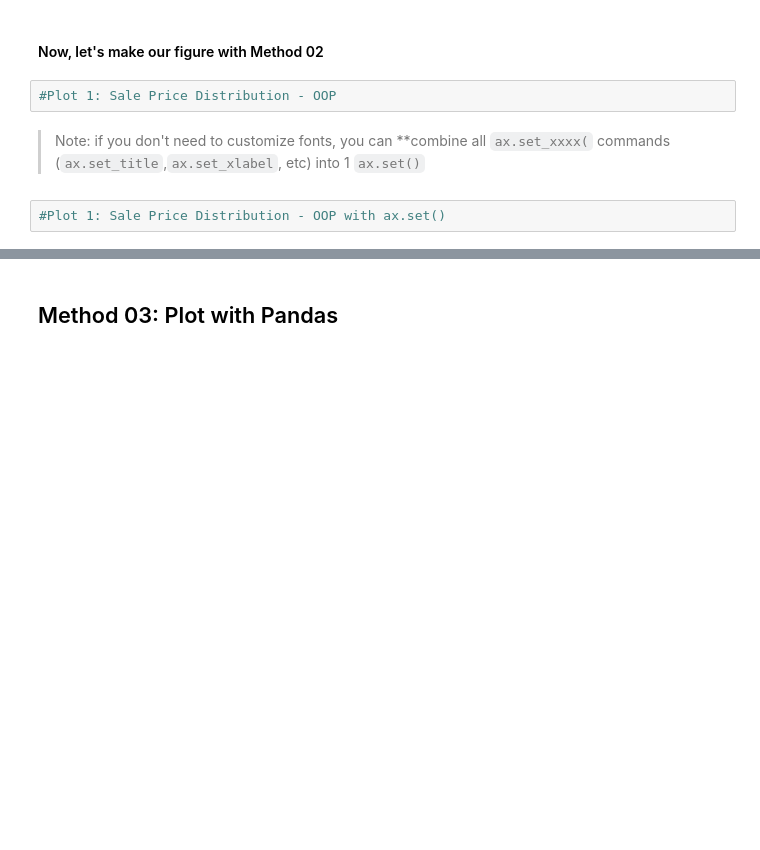
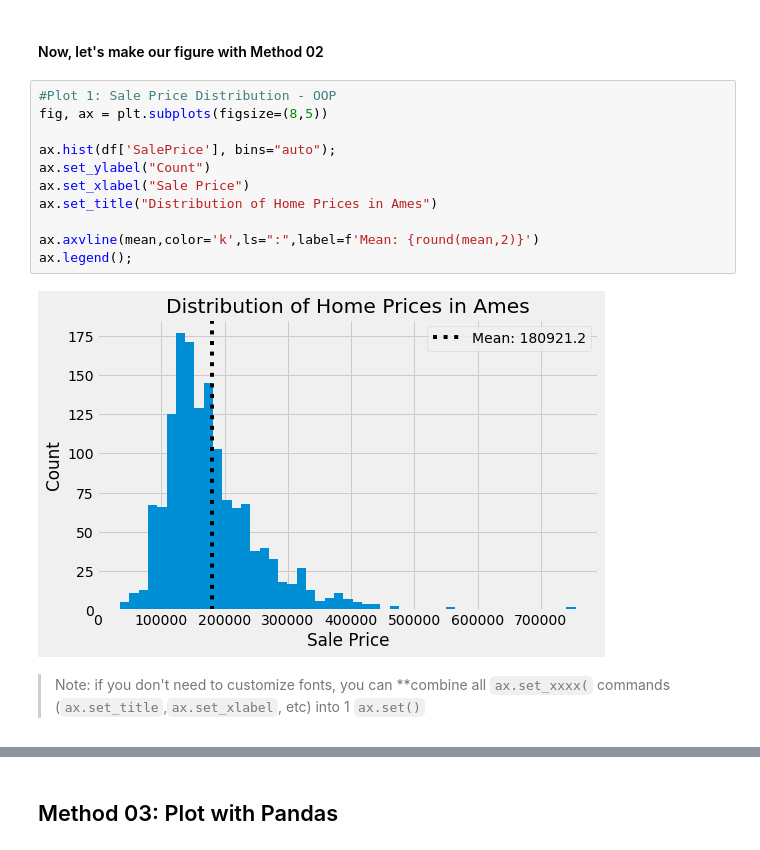
Before and after one commit to flatiron-school/ds-flex-fundamentals-of-data-visualization-2021, a Jupyter notebook: Fundamentals of Visualizations_v1_SG.ipynb, the cells around one changed output, grey strips where cells are left out. Saved outputs shown, nothing was run; the diff lists cells and outputs as text; blank space fills up the shorter version.

```diff
--- a/Fundamentals of Visualizations_v1_SG.ipynb
+++ b/Fundamentals of Visualizations_v1_SG.ipynb
@@ -220,9 +274,18 @@ df.info()
 # Run help on ax
 # %% [markdown]
 #### Now, let's make our figure with Method 02
-# %%
-#Plot 1: Sale Price Distribution - OOP
+# %%
+#Plot 1: Sale Price Distribution - OOP
+fig, ax = plt.subplots(figsize=(8,5))
+
+ax.hist(df['SalePrice'], bins="auto");
+ax.set_ylabel("Count")
+ax.set_xlabel("Sale Price")
+ax.set_title("Distribution of Home Prices in Ames")
+
+ax.axvline(mean,color='k',ls=":",label=f'Mean: {round(mean,2)}')
+ax.legend();
+# %% [output]
+[figure, added]
 # %% [markdown]
 > Note: if you don't need to customize fonts, you can **combine all `ax.set_xxxx(` commands (`ax.set_title`,`ax.set_xlabel`, etc) into 1 `ax.set()`
-# %%
-#Plot 1: Sale Price Distribution - OOP with ax.set()
```
Also changed, not shown: parts of 36 cells of this notebook, 2 other files.
